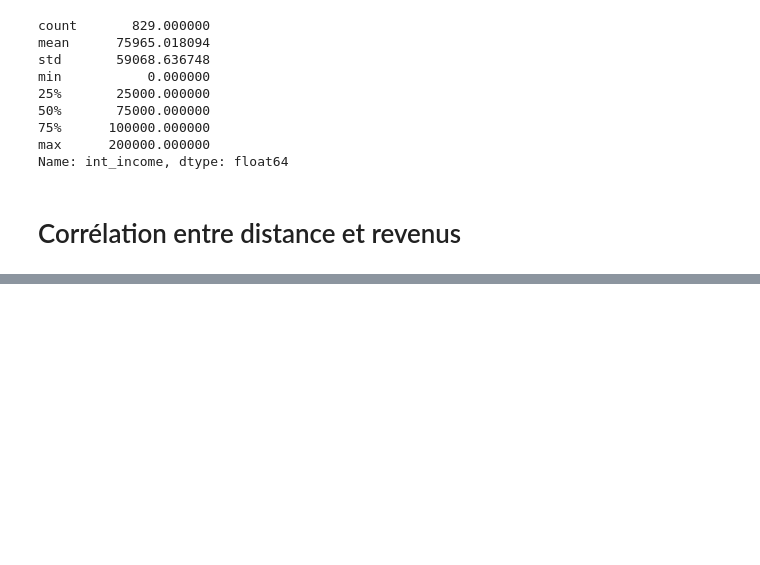
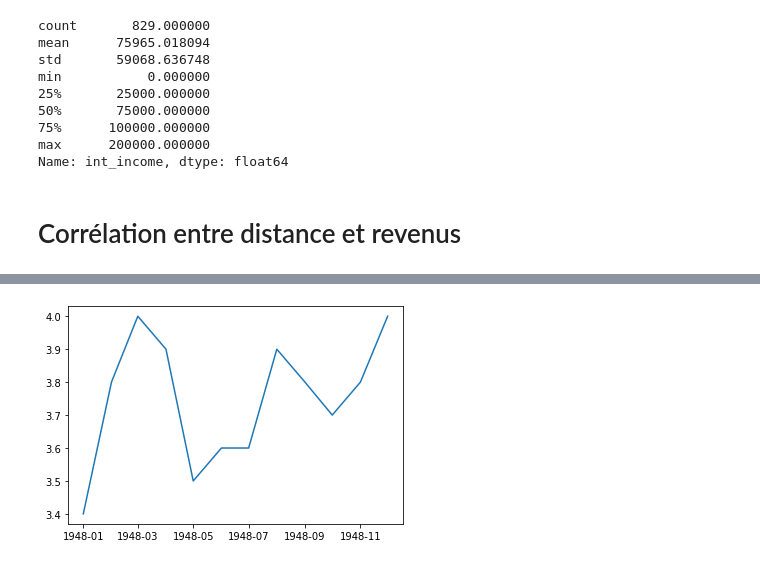
Before and after one commit to brunoharlein/pandas_is_cool, a Jupyter notebook: Cours Pandas.ipynb, the cells around one changed output, grey strips where cells are left out. Cells and saved outputs as stored; diff of their text form; code cells hidden in the pictures; blank space fills up the shorter version.

```diff
--- a/Cours Pandas.ipynb
+++ b/Cours Pandas.ipynb
@@ -2434,0 +2546,4 @@ Name: int_income, dtype: float64
+# %%
+unrate = pd.read_csv("unrate.csv")
+unrate["DATE"] = pd.to_datetime(unrate["DATE"])
+unrate.head(13)
@@ -2434,0 +2618,5 @@ Name: int_income, dtype: float64
+# %%
+first_year = unrate[0:12]
+# Nous prenons les 12 premières lignes de notre DataFrame unrate
+
+first_year
@@ -2434,0 +2637,9 @@ Name: int_income, dtype: float64
+# %%
+plt.plot(first_year["DATE"], first_year["UNRATE"])
+# axe x = first_year colonne "DATE"
+# axe y = first_year colonne "UNRATE"
+
+
+plt.show()
+# %% [output]
+[figure, added]
```
Also changed, not shown: parts of 39 cells of this notebook, 3 other files.
